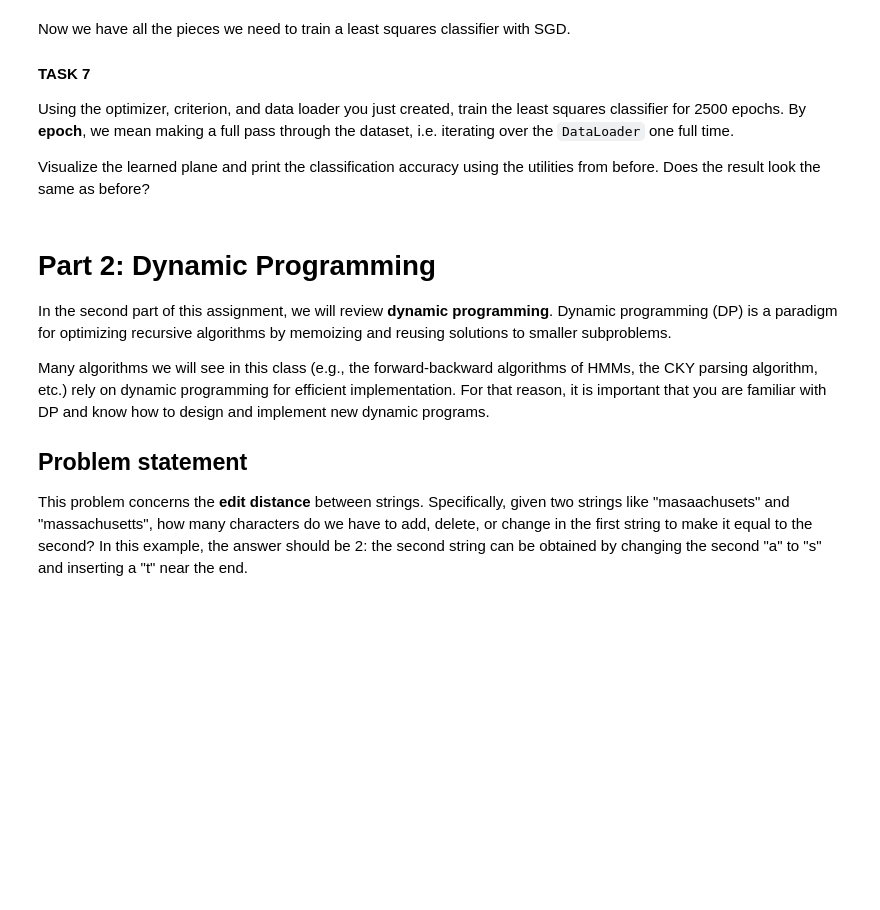
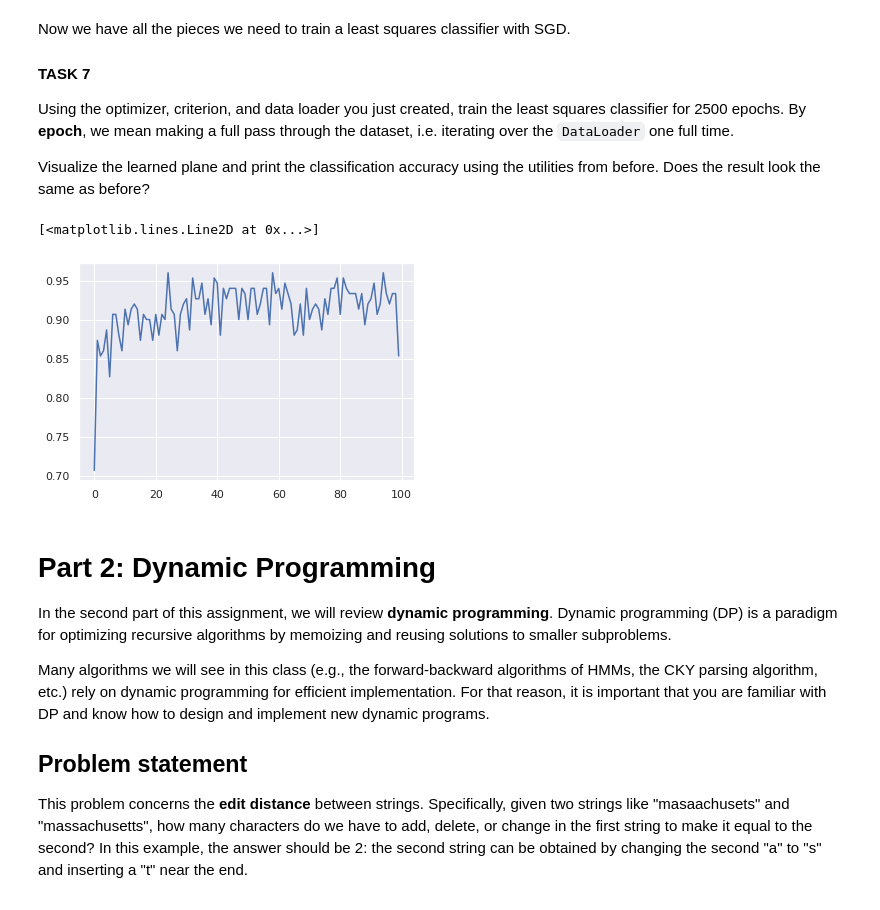
Before and after one commit to cicattzo/mit_advanced_nlp, a Jupyter notebook: hw0.ipynb, the cells around one changed output. Saved outputs shown, nothing was run; the diff lists cells and outputs as text; code cells hidden in the pictures; blank space fills up the shorter version.

```diff
--- a/hw0.ipynb
+++ b/hw0.ipynb
@@ -214,9 +214,11 @@ class LinearRegressionModel(nn.Module):
 
   def __init__(self, n_features):
     super().__init__()
+    self.linear = torch.nn.Linear(n_features, 1)
     # TODO: Your code here.
 
   def forward(self, features):
+    return self.linear(features)
     # TODO: Your code here.
     pass
 # %% [markdown]
@@ -262,14 +268,18 @@ from torch.utils import data
 class IrisDataset(data.Dataset):
 
   def __init__(self, features, labels):
+    self.features = features
+    self.labels = labels
     # TODO: Your code here.
     pass
 
   def __getitem__(self, index):
+    return (self.features[index],self.labels[index])
     # TODO: Your code here.
     pass
 
   def __len__(self):
+    return len(A)
     # TODO: Your code here.
     pass
 # %% [markdown]
@@ -284,3 +292,34 @@ Visualize the learned plane and print the classification accuracy using the util
+# %%
+Iris_data = IrisDataset(A,torch.unsqueeze(b,1))
+# Create data.DataSet object
+data_loader = torch.utils.data.DataLoader(Iris_data,
+                                          batch_size=10,
+                                          shuffle=True)
+# Define criterion
+criterion = nn.MSELoss().to(device)
+# Classify pytorch model for linear regression
+model = LinearRegressionModel(4)
+if torch.cuda.is_available():
+    model.cuda()
+# Define optimizer
+optimizer = torch.optim.SGD(model.parameters(), lr=0.01)
+# keep track of progress
+progress_acc= []
+for epoch in range(100):  #2500 in Q
+  correct = 0
+  for i, (inputs,labels) in enumerate(data_loader):
+    # find the output labels from our currrent model
+    output_temp = model(inputs.float())
+    optimizer.zero_grad() # clear cache, as described above
+    loss = criterion(output_temp,labels.float()) # calculate loss
+    loss.backward() # calculate loss step d(loss)/dp for each parameter p
+    optimizer.step() # step parameters, to update the values
+    correct += (torch.round(output_temp) == labels).sum()
+  progress_acc.append(correct/len(A))
+plt.plot(range(len(progress_acc)),progress_acc)
+# %% [output]
+[<matplotlib.lines.Line2D at 0x...>]
+[figure, added]
 # %% [markdown]
 # Part 2: Dynamic Programming
 
```
Also changed, not shown: parts of 3 cells of this notebook.
